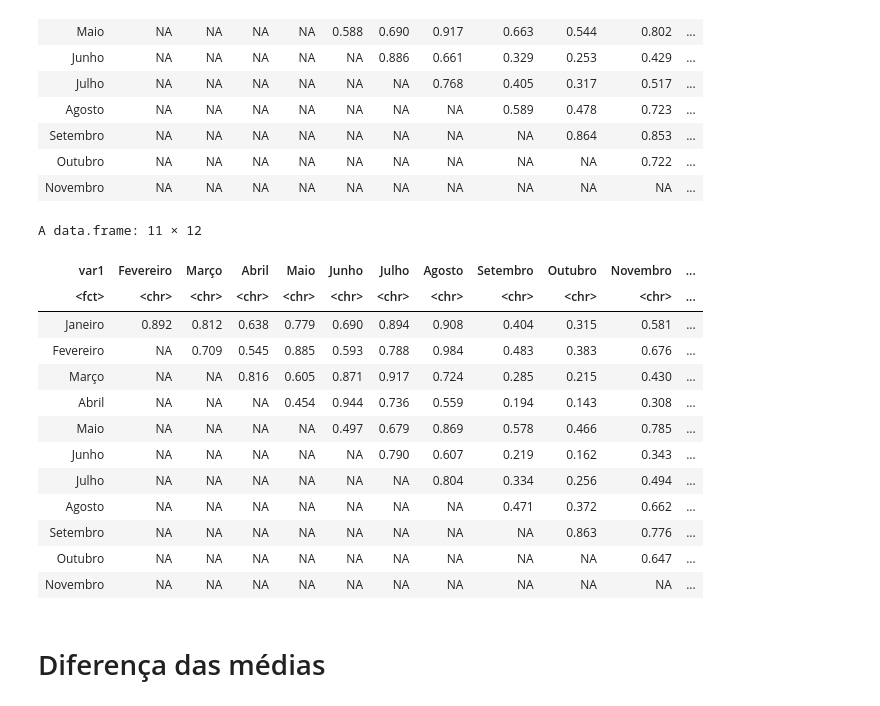
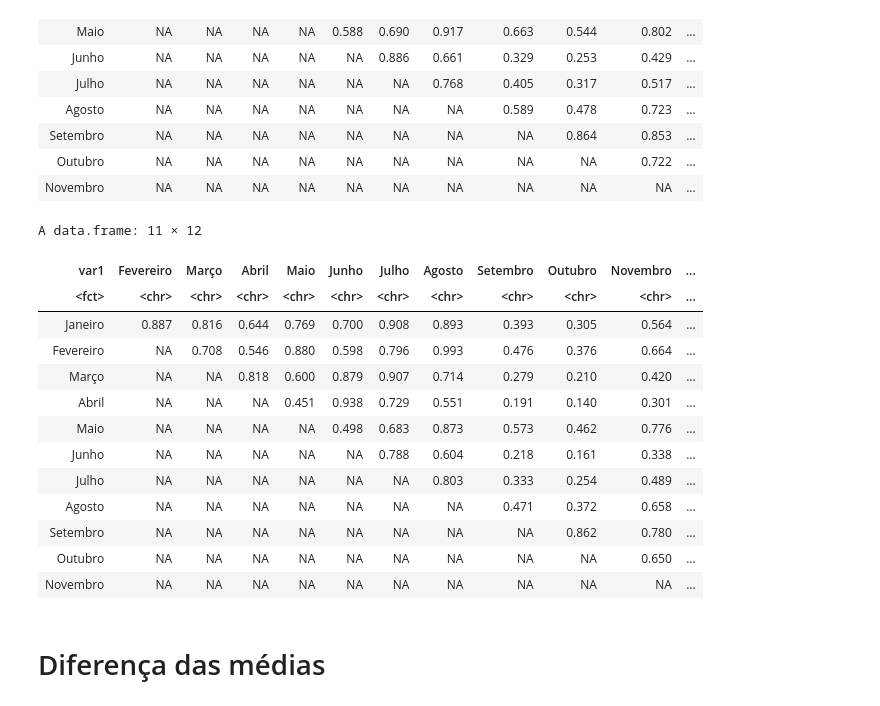
Before and after one commit to jamissonfreitas/IN1119, a Jupyter notebook: analise_mes_ano_testes.ipynb, the cells around one changed output. Saved outputs shown, nothing was run; the diff lists cells and outputs as text; code cells hidden in the pictures.

```diff
--- a/analise_mes_ano_testes.ipynb
+++ b/analise_mes_ano_testes.ipynb
@@ -47,8 +31,8 @@ A data.frame: 18 × 12
 | 2016 | 941 | 926 | 929 | 919 | 927 | 879 | 925 | 910 | 962 | 1047 | 1016 | ... |
 | 2017 | 1059 | 967 | 1055 | 923 | 1029 | 932 | 938 | 1071 | 1135 | 1212 | 1063 | ... |
 # %%
-df_obitos_normalizado <- read.csv('df_obitos_normalizado.csv', row.names = 1, sep = ';')
-df_obitos_normalizado
+df_obitos_proporcao <- read.csv('df_obitos_proporcao.csv', row.names = 1, sep = ';')
+df_obitos_proporcao
 # %% [output]
 A data.frame: 18 × 12
 |  | Janeiro | Fevereiro | Março | Abril | Maio | Junho | Julho | Agosto | Setembro | Outubro | Novembro | ... |
@@ -285,34 +269,34 @@ write.csv(var_test_matrix,'var_test_matrix.csv')
 # %%
 combos <- combn(ncol(df_obitos_normalizado), 2)
 
 out <- adply(combos, 2, function(x) {
-  test <- var.test(df_obitos_normalizado[, x[1]], df_obitos_normalizado[, x[2]])
+  test <- var.test(df_obitos_proporcao[, x[1]], df_obitos_proporcao[, x[2]])
 
-  out <- data.frame("var1" = colnames(df_obitos_normalizado)[x[1]]
-                    , "var2" = colnames(df_obitos_normalizado)[x[2]]
+  out <- data.frame("var1" = colnames(df_obitos_proporcao)[x[1]]
+                    , "var2" = colnames(df_obitos_proporcao)[x[2]]
                     #, "t.value" = sprintf("%.3f", test$statistic)
                     #,  "df"= test$parameter
                     ,  "p.value" = sprintf("%.3f", test$p.value)
                     )
   return(out)
 
 })
 var_test_normalizado_matrix = dcast(out, var1 ~ var2, value.var = "p.value")
 var_test_normalizado_matrix
 # %% [output]
 A data.frame: 11 × 12
 | var1 | Fevereiro | Março | Abril | Maio | Junho | Julho | Agosto | Setembro | Outubro | Novembro | ... |
 | <fct> | <chr> | <chr> | <chr> | <chr> | <chr> | <chr> | <chr> | <chr> | <chr> | <chr> | ... |
-| Janeiro | 0.892 | 0.812 | 0.638 | 0.779 | 0.690 | 0.894 | 0.908 | 0.404 | 0.315 | 0.581 | ... |
-| Fevereiro | NA | 0.709 | 0.545 | 0.885 | 0.593 | 0.788 | 0.984 | 0.483 | 0.383 | 0.676 | ... |
-| Março | NA | NA | 0.816 | 0.605 | 0.871 | 0.917 | 0.724 | 0.285 | 0.215 | 0.430 | ... |
-| Abril | NA | NA | NA | 0.454 | 0.944 | 0.736 | 0.559 | 0.194 | 0.143 | 0.308 | ... |
-| Maio | NA | NA | NA | NA | 0.497 | 0.679 | 0.869 | 0.578 | 0.466 | 0.785 | ... |
-| Junho | NA | NA | NA | NA | NA | 0.790 | 0.607 | 0.219 | 0.162 | 0.343 | ... |
-| Julho | NA | NA | NA | NA | NA | NA | 0.804 | 0.334 | 0.256 | 0.494 | ... |
-| Agosto | NA | NA | NA | NA | NA | NA | NA | 0.471 | 0.372 | 0.662 | ... |
-| Setembro | NA | NA | NA | NA | NA | NA | NA | NA | 0.863 | 0.776 | ... |
-| Outubro | NA | NA | NA | NA | NA | NA | NA | NA | NA | 0.647 | ... |
+| Janeiro | 0.887 | 0.816 | 0.644 | 0.769 | 0.700 | 0.908 | 0.893 | 0.393 | 0.305 | 0.564 | ... |
+| Fevereiro | NA | 0.708 | 0.546 | 0.880 | 0.598 | 0.796 | 0.993 | 0.476 | 0.376 | 0.664 | ... |
+| Março | NA | NA | 0.818 | 0.600 | 0.879 | 0.907 | 0.714 | 0.279 | 0.210 | 0.420 | ... |
+| Abril | NA | NA | NA | 0.451 | 0.938 | 0.729 | 0.551 | 0.191 | 0.140 | 0.301 | ... |
+| Maio | NA | NA | NA | NA | 0.498 | 0.683 | 0.873 | 0.573 | 0.462 | 0.776 | ... |
+| Junho | NA | NA | NA | NA | NA | 0.788 | 0.604 | 0.218 | 0.161 | 0.338 | ... |
+| Julho | NA | NA | NA | NA | NA | NA | 0.803 | 0.333 | 0.254 | 0.489 | ... |
+| Agosto | NA | NA | NA | NA | NA | NA | NA | 0.471 | 0.372 | 0.658 | ... |
+| Setembro | NA | NA | NA | NA | NA | NA | NA | NA | 0.862 | 0.780 | ... |
+| Outubro | NA | NA | NA | NA | NA | NA | NA | NA | NA | 0.650 | ... |
 | Novembro | NA | NA | NA | NA | NA | NA | NA | NA | NA | NA | ... |
 # %%
 write.csv(var_test_normalizado_matrix,'var_test_normalizado_matrix.csv')
```
Also changed, not shown: parts of 6 cells of this notebook.
